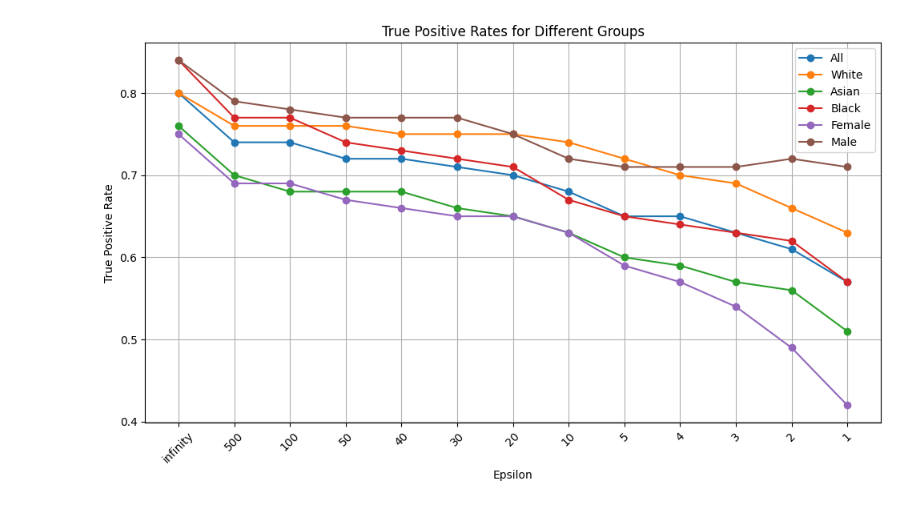
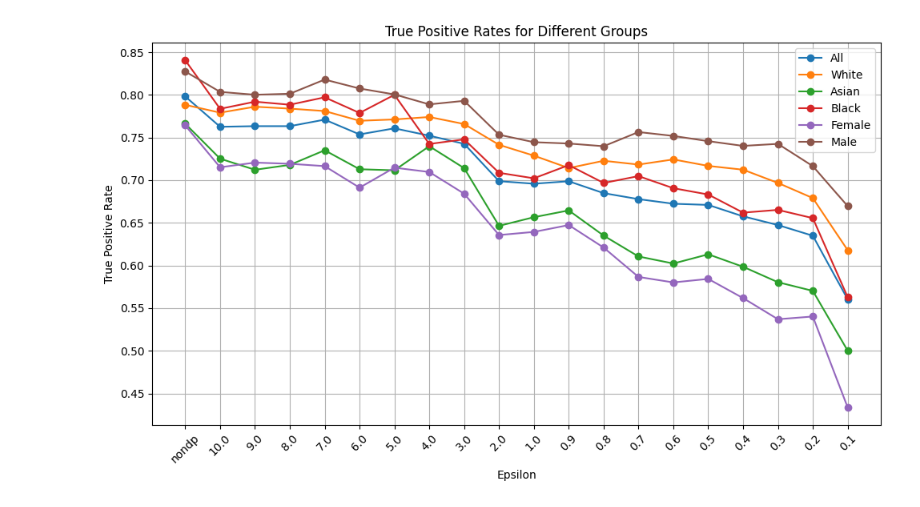
Before and after one commit to GivralNguyen/Towards-Fair-and-Private-AI-in-Chest-Radiograph-Analysis, a Jupyter notebook: metrics/plot_shift.ipynb, the cells around one changed output. Saved outputs shown, nothing was run; the diff lists cells and outputs as text; code cells hidden in the pictures.

```diff
--- a/metrics/plot_shift.ipynb
+++ b/metrics/plot_shift.ipynb
@@ -8,0 +29,23 @@ TPR_male= [0.84,0.79,0.78,0.77,0.77,0.77,0.75,0.72,0.71,0.71,0.71,0.72,0.71]
+# %%
+
+epsilon_values = [10.0, 9.0, 8.0, 7.0, 6.0, 5.0, 4.0, 3.0, 2.0, 1.0, 0.9, 0.8, 0.7, 0.6, 0.5, 0.4, 0.3, 0.2, 0.1]
+TPR_all = [metric_non_dp['All']['TPR']]
+TPR_white = [metric_non_dp['White']['TPR']]
+TPR_asian = [metric_non_dp['Asian']['TPR']]
+TPR_black= [metric_non_dp['Black']['TPR']]
+TPR_female= [metric_non_dp['Female']['TPR']]
+TPR_male= [metric_non_dp['Male']['TPR']]
+for epsilon in epsilon_values:
+    TPR_all.append(all_metrics[epsilon]['All']['TPR'])
+    TPR_white.append(all_metrics[epsilon]['White']['TPR'])
+    TPR_asian.append(all_metrics[epsilon]['Asian']['TPR'])
+    TPR_black.append(all_metrics[epsilon]['Black']['TPR'])
+    TPR_female.append(all_metrics[epsilon]['Female']['TPR'])
+    TPR_male.append(all_metrics[epsilon]['Male']['TPR'])
+epsilon_values.insert(0,'nondp')
+print(TPR_all)
+print(TPR_white)
+print(TPR_asian)
+print(TPR_black)
+print(TPR_female)
+print(TPR_male)
@@ -9,21 +59,22 @@ TPR_male= [0.84,0.79,0.78,0.77,0.77,0.77,0.75,0.72,0.71,0.71,0.71,0.72,0.71]
 # %%
 import matplotlib.pyplot as plt
+
 plt.figure(figsize=(10, 6))
 
-plt.plot(epsilon, TPR_all, marker='o', label='All')
-plt.plot(epsilon, TPR_white, marker='o', label='White')
-plt.plot(epsilon, TPR_asian, marker='o', label='Asian')
-plt.plot(epsilon, TPR_black, marker='o', label='Black')
-plt.plot(epsilon, TPR_female, marker='o', label='Female')
-plt.plot(epsilon, TPR_male, marker='o', label='Male')
+plt.plot(epsilon_values, TPR_all, marker='o', label='All')
+plt.plot(epsilon_values, TPR_white, marker='o', label='White')
+plt.plot(epsilon_values, TPR_asian, marker='o', label='Asian')
+plt.plot(epsilon_values, TPR_black, marker='o', label='Black')
+plt.plot(epsilon_values, TPR_female, marker='o', label='Female')
+plt.plot(epsilon_values, TPR_male, marker='o', label='Male')
 
 plt.xlabel('Epsilon')
 plt.ylabel('True Positive Rate')
 plt.title('True Positive Rates for Different Groups')
 plt.legend()
 plt.grid(True)
 plt.xticks(rotation=45)
 plt.tight_layout()
 plt.show()
 # %% [output]
-[figure, old version]
+[figure, new version]
```
Also changed, not shown: parts of 12 cells of this notebook, 3 other files.
